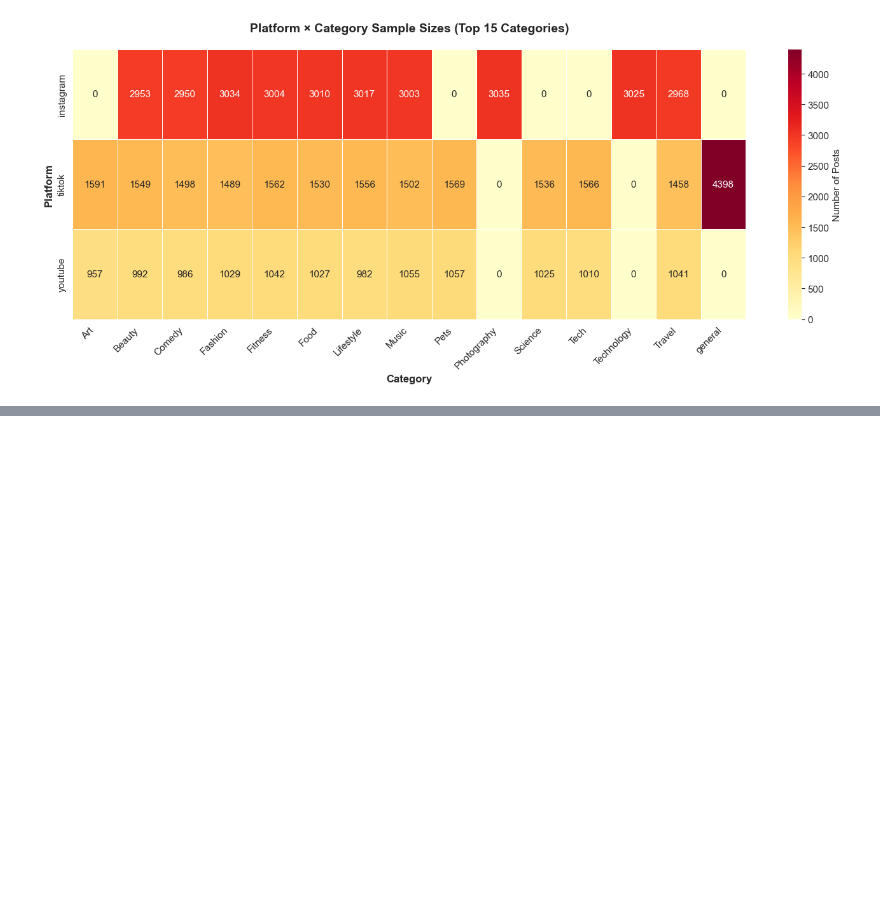
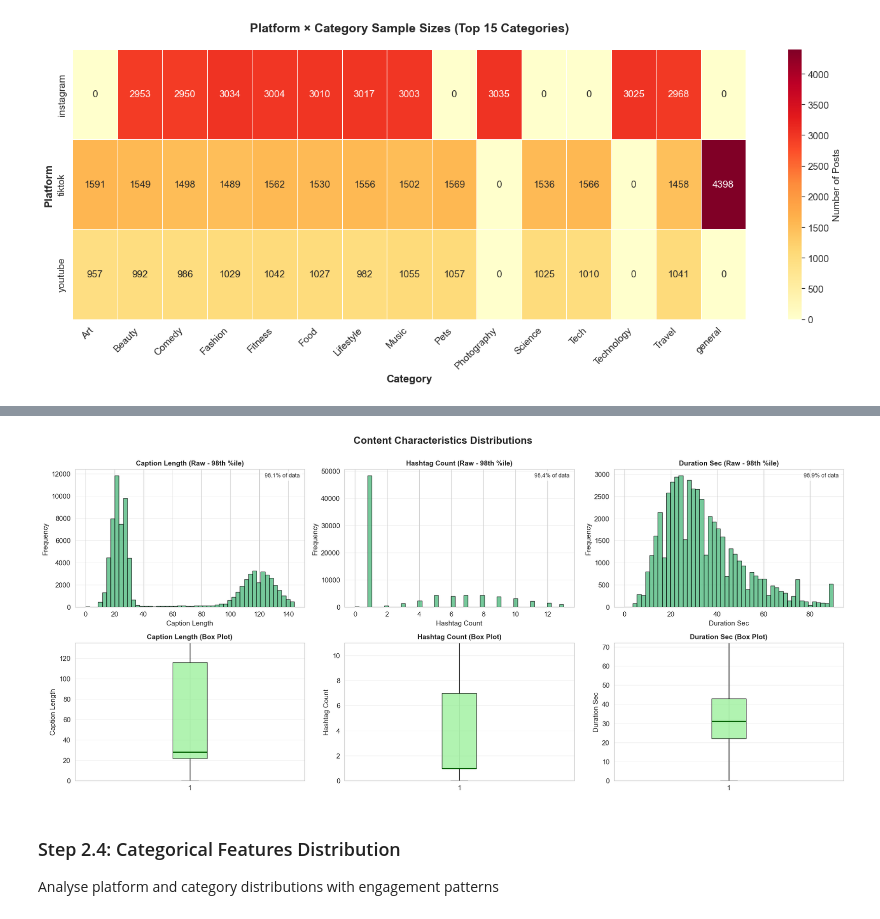
Before and after one commit to sade-oc/creator-compass, a Jupyter notebook: notebooks/eda/engagement_EDA.ipynb, the cells around one changed output, grey strips where cells are left out. Cells and saved outputs as stored; diff of their text form; code cells hidden in the pictures; blank space fills up the shorter version.

```diff
--- a/notebooks/eda/engagement_EDA.ipynb
+++ b/notebooks/eda/engagement_EDA.ipynb
@@ -293,0 +550,53 @@ plt.show()
+# %%
+# Visualize distributions - Content Characteristics (caption_length, hashtag_count, duration_sec)
+content_features = ['caption_length', 'hashtag_count', 'duration_sec']
+available_content = [f for f in content_features if f in available_features]
+
+if available_content:
+    n_features = len(available_content)
+    fig, axes = plt.subplots(2, n_features, figsize=(6*n_features, 8))
+
+    if n_features == 1:
+        axes = axes.reshape(-1, 1)
+
+    for idx, feature in enumerate(available_content):
+        # Raw distribution - limit to 98th percentile for better visualization
+        p98 = df[feature].quantile(0.98)
+        data_within_p98 = df[feature][df[feature] <= p98].dropna()
+
+        axes[0, idx].hist(data_within_p98, bins=50, edgecolor='black',
+                         color='mediumseagreen', alpha=0.7)
+        axes[0, idx].set_title(f'{feature.replace("_", " ").title()} (Raw - 98th %ile)',
+                              fontsize=11, fontweight='bold')
+        axes[0, idx].set_xlabel(feature.replace('_', ' ').title())
+        axes[0, idx].set_ylabel('Frequency')
+        axes[0, idx].grid(axis='y', alpha=0.3)
+
+        # Add stats annotation
+        pct_shown = (len(data_within_p98) / len(df[feature].dropna())) * 100
+        axes[0, idx].text(0.98, 0.97, f'{pct_shown:.1f}% of data',
+                         transform=axes[0, idx].transAxes,
+                         ha='right', va='top', fontsize=9,
+                         bbox=dict(boxstyle='round', facecolor='white', alpha=0.8))
+
+        # Box plot for outlier detection (limit y-axis to 95th percentile)
+        box = axes[1, idx].boxplot(df[feature].dropna(), vert=True, patch_artist=True,
+                                   boxprops=dict(facecolor='lightgreen', alpha=0.7),
+                                   medianprops=dict(color='darkgreen', linewidth=2))
+        axes[1, idx].set_title(f'{feature.replace("_", " ").title()} (Box Plot)',
+                              fontsize=11, fontweight='bold')
+        axes[1, idx].set_ylabel(feature.replace('_', ' ').title())
+        axes[1, idx].set_ylim(0, df[feature].quantile(0.95))  # Limit to 95th percentile
+        axes[1, idx].grid(axis='y', alpha=0.3)
+
+    plt.suptitle('Content Characteristics Distributions', fontsize=16, fontweight='bold', y=1.00)
+    plt.tight_layout()
+    plt.show()
+else:
+    print("No content characteristics found in dataset")
+# %% [output]
+[figure, added]
+# %% [markdown]
+### Step 2.4: Categorical Features Distribution
+
+Analyse platform and category distributions with engagement patterns
```
Also changed, not shown: parts of 41 cells of this notebook.
